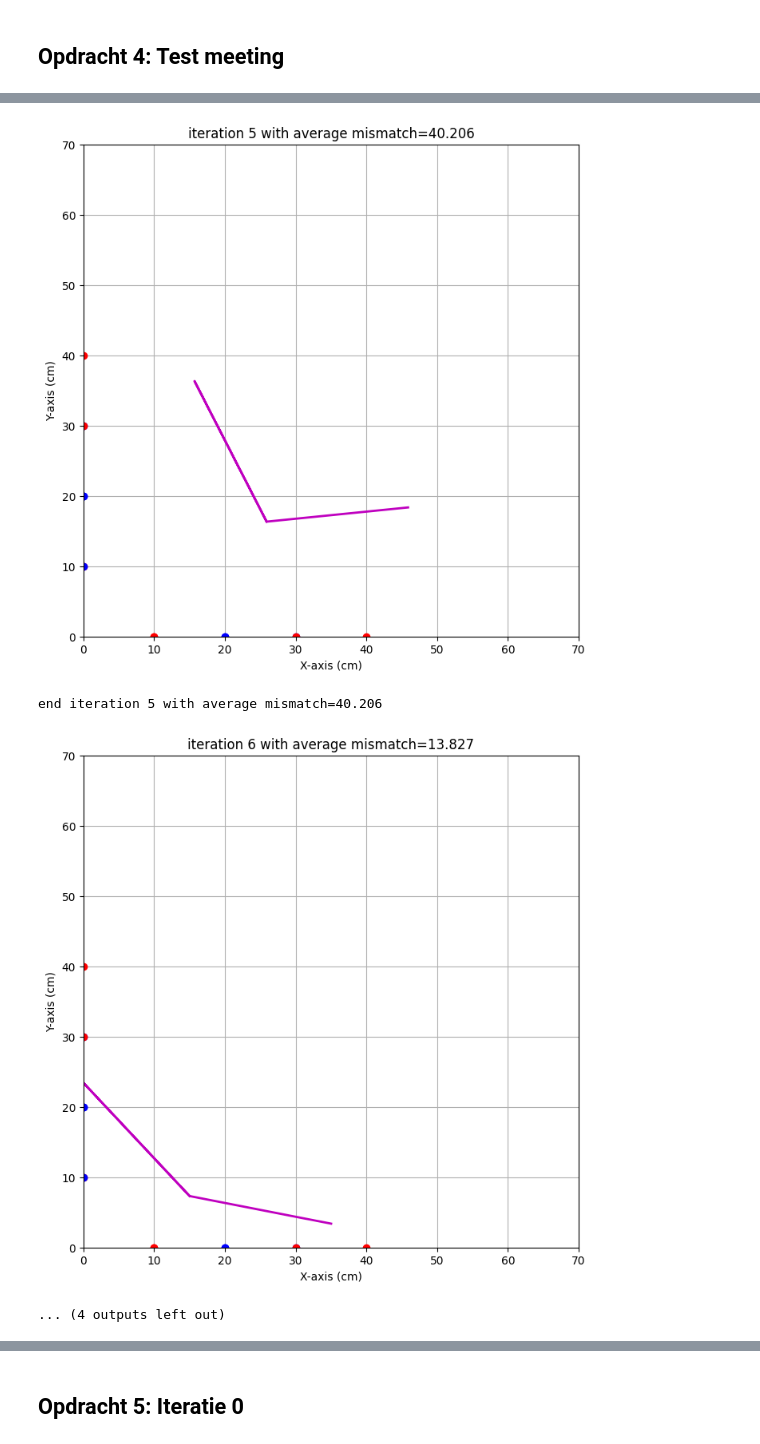
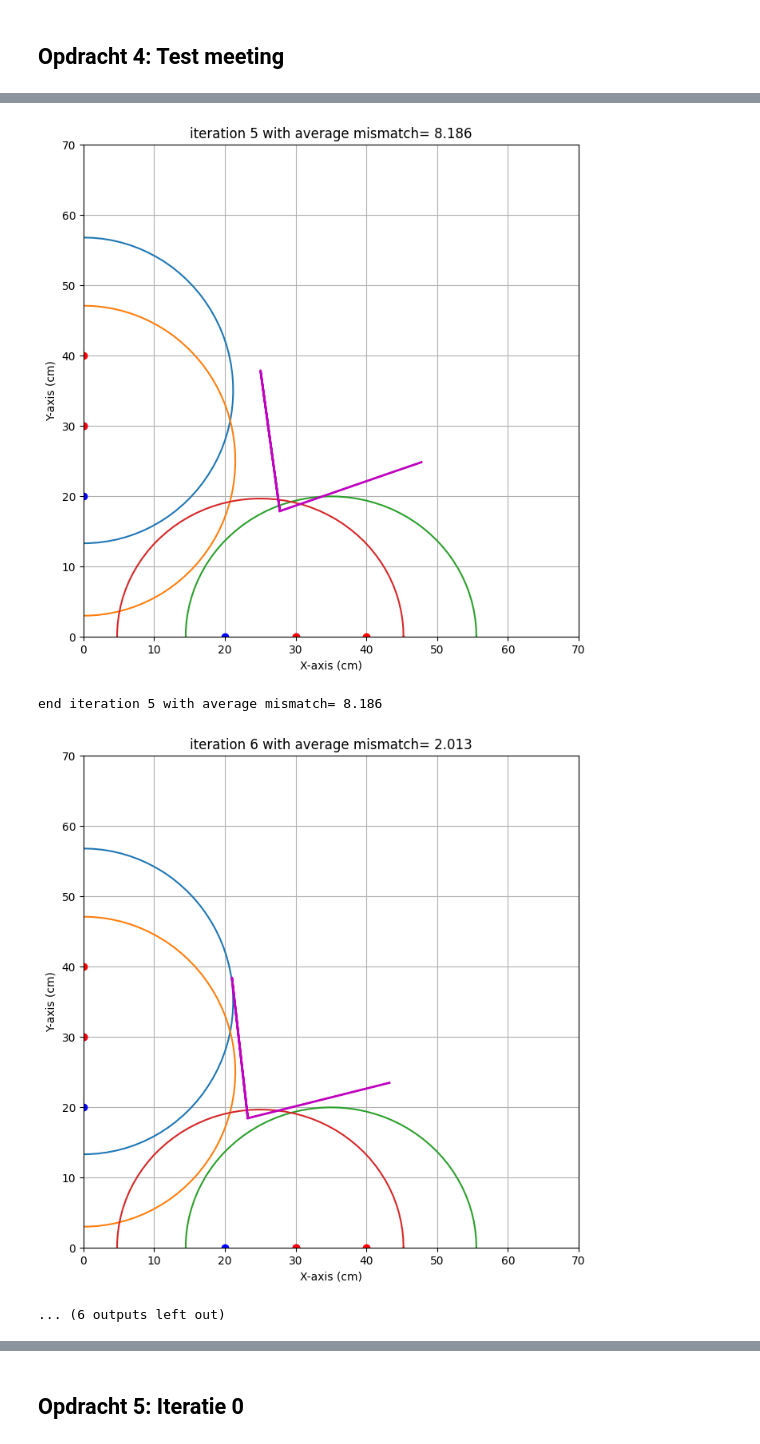
Before and after one commit to sralmulder-hash/opdrachten-DEF-D, a Jupyter notebook: FysiekeOntwerpopdrachten/4OntwerpEenAlgoritmeEchoAkoestisch/DEFOntwerpopdracht4AlgoritmeInvulTemplate.ipynb, the cells around one changed output, grey strips where cells are left out. Saved outputs shown, nothing was run; the diff lists cells and outputs as text; code cells hidden in the pictures.

```diff
--- a/FysiekeOntwerpopdrachten/4OntwerpEenAlgoritmeEchoAkoestisch/DEFOntwerpopdracht4AlgoritmeInvulTemplate.ipynb
+++ b/FysiekeOntwerpopdrachten/4OntwerpEenAlgoritmeEchoAkoestisch/DEFOntwerpopdracht4AlgoritmeInvulTemplate.ipynb
@@ -55,13 +77,13 @@ kalibratie-opstelling groep [nummer]
 
 
 dataSanityCheck = pd.DataFrame(columns=["xs", "ys", "xr", "yr", "R"], data=[
-    [0,40,0,30,1.0],
-    [0,30,0,20,2.0],
-    [0,10,0,20,3.0],
-    [40,0,30,0,4.0],
-    [30,0,20,0,5.0],
-    [10,0,20,0,6.0],
-    [10,0,0,10,7.0]
+    [0,40,0,30,43.5],
+    [0,30,0,20,44.1],
+    #[0,10,0,20,ongeldig],
+    [40,0,30,0,41.1],
+    [30,0,20,0,40.5],
+    #[10,0,20,0,ongeldig],
+    #[10,0,0,10,ongeldig]
     ])
 
 resultaatSanityCheck = imagingDEF.imagingDEF(dataSanityCheck)
@@ -88,7 +107,7 @@ end iteration 4 with average mismatch=76.532
-[figure, old version]
+[figure, new version]
-end iteration 5 with average mismatch=40.206
+end iteration 5 with average mismatch= 8.186
-[figure, old version]
+[figure, new version]
-... (4 outputs left out)
+... (6 outputs left out)
 # %%
 # Run deze cel om jullie resultaten te kunnen zien.
 txt='x0: {x0:.1f} cm met een standaardafwijking van {x0_eps:.1f} cm \r\n'
```
Also changed, not shown: parts of 5 cells of this notebook, 1 other file.
